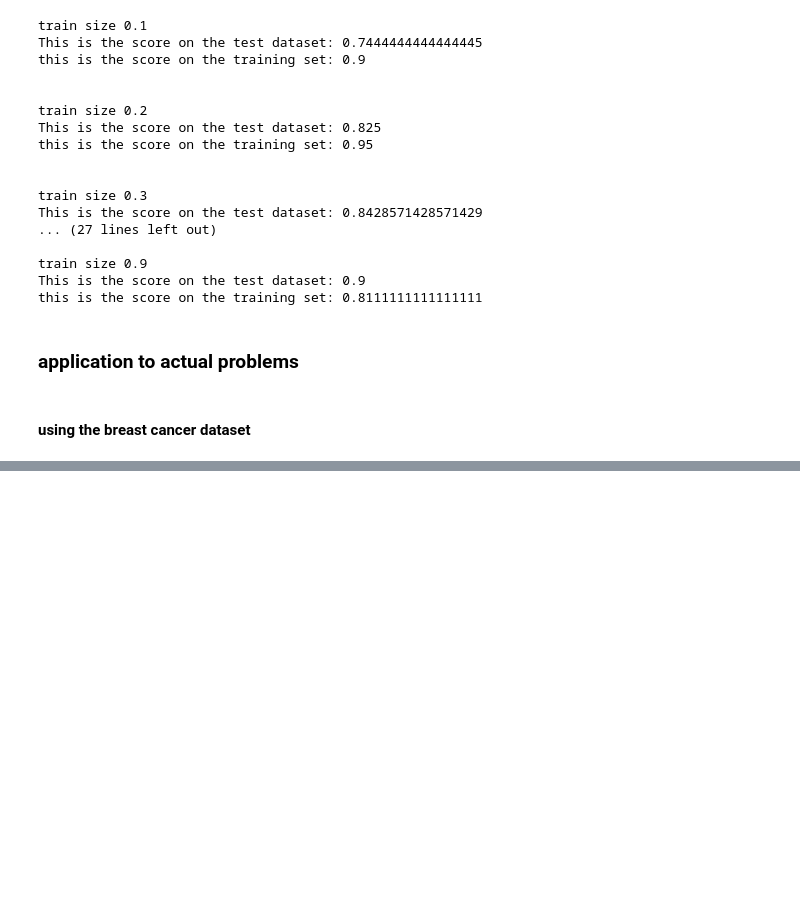
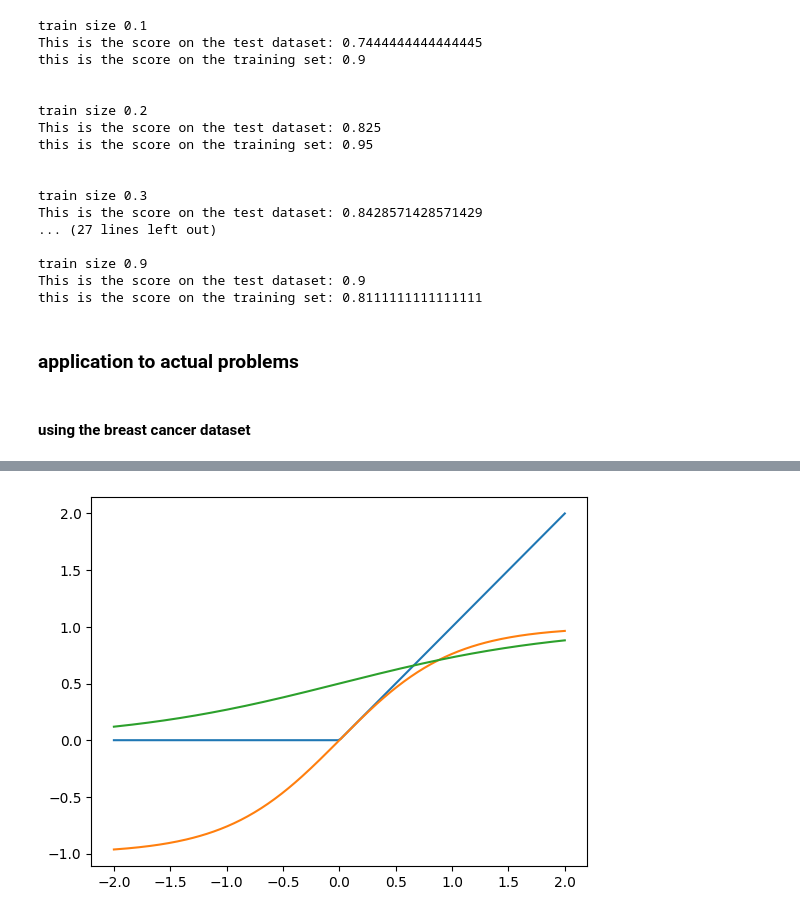
Before and after one commit to Kulekule2003/ML-notebooks, a Jupyter notebook: Supervised learning.ipynb, the cells around one changed output, grey strips where cells are left out. Drawn from its saved outputs; the diff is of its cells as text; code cells hidden in the pictures; blank space fills up the shorter version.

Commit message:
added graph comparing the different activation functions on the same dataset

```diff
--- a/Supervised learning.ipynb
+++ b/Supervised learning.ipynb
@@ -141,0 +172,2 @@ for i in train_split:
+# %%
+xrange = np.linspace(-2,2,200)
@@ -141,0 +194,10 @@ for i in train_split:
+# %%
+plt.figure()
+
+plt.plot(xrange, np.maximum(xrange, 0), label = "ReLu")
+plt.plot(xrange, np.tanh(xrange), label = "Tanh")
+plt.plot(xrange, 1/(1 + np.exp(-xrange)), label = "Logistic")
+
+plt.show()
+# %% [output]
+[figure, added]
```
Also changed, not shown: parts of 4 cells of this notebook.
